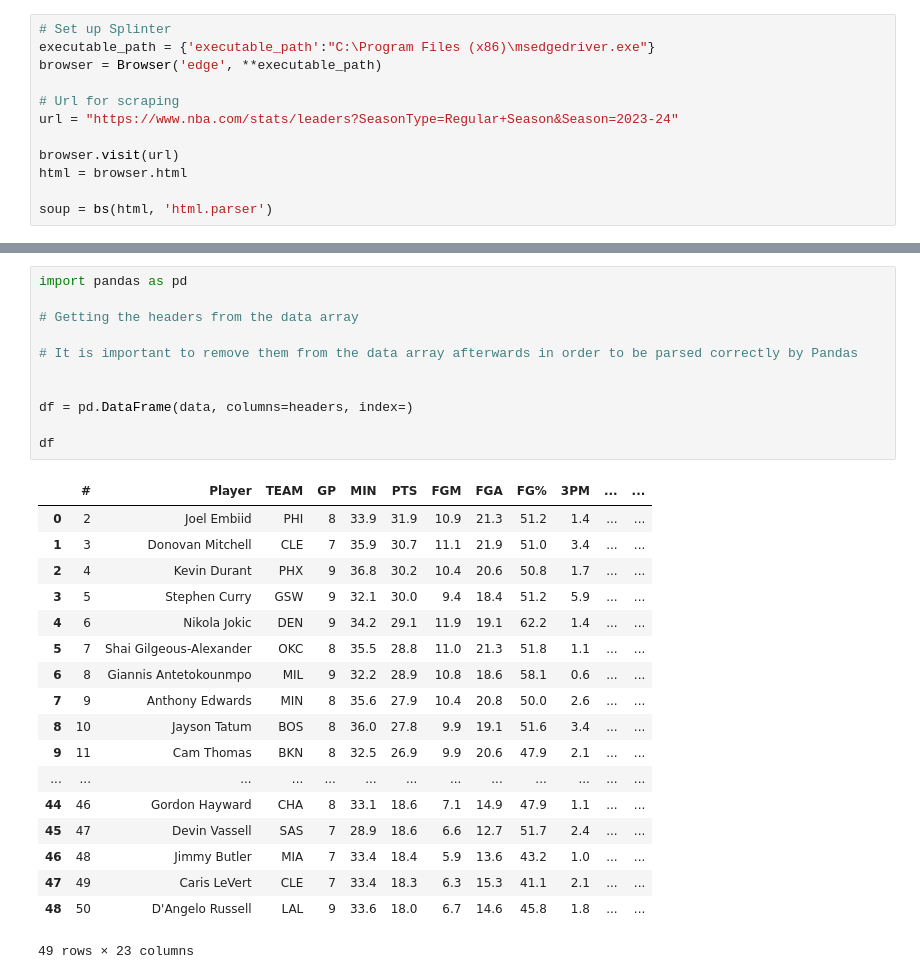
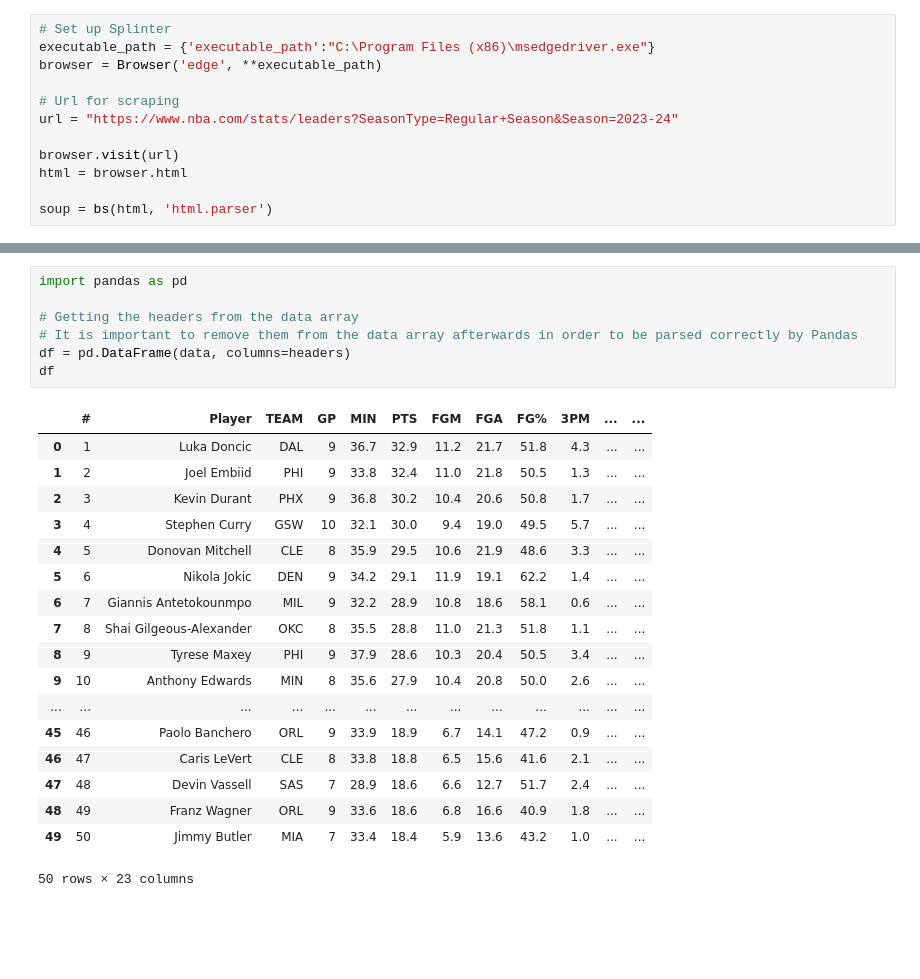
Before and after one commit to VincentGordon-Data-Analyst/nba-web-scraping-project, a Jupyter notebook: nba-scrap.ipynb, the cells around one changed output, grey strips where cells are left out. Cells and saved outputs as stored; diff of their text form; blank space fills up the shorter version.

Commit message:
Created dataframe

```diff
--- a/nba-scrap.ipynb
+++ b/nba-scrap.ipynb
@@ -77,30 +118,26 @@ headers
 # %%
 import pandas as pd
 
 # Getting the headers from the data array
-
 # It is important to remove them from the data array afterwards in order to be parsed correctly by Pandas
-
-
-df = pd.DataFrame(data, columns=headers, index=)
-
+df = pd.DataFrame(data, columns=headers)
 df
 # %% [output]
 |  | # | Player | TEAM | GP | MIN | PTS | FGM | FGA | FG% | 3PM | ... | ... |
-| 0 | 2 | Joel Embiid | PHI | 8 | 33.9 | 31.9 | 10.9 | 21.3 | 51.2 | 1.4 | ... | ... |
-| 1 | 3 | Donovan Mitchell | CLE | 7 | 35.9 | 30.7 | 11.1 | 21.9 | 51.0 | 3.4 | ... | ... |
-| 2 | 4 | Kevin Durant | PHX | 9 | 36.8 | 30.2 | 10.4 | 20.6 | 50.8 | 1.7 | ... | ... |
-| 3 | 5 | Stephen Curry | GSW | 9 | 32.1 | 30.0 | 9.4 | 18.4 | 51.2 | 5.9 | ... | ... |
-| 4 | 6 | Nikola Jokic | DEN | 9 | 34.2 | 29.1 | 11.9 | 19.1 | 62.2 | 1.4 | ... | ... |
-| 5 | 7 | Shai Gilgeous-Alexander | OKC | 8 | 35.5 | 28.8 | 11.0 | 21.3 | 51.8 | 1.1 | ... | ... |
-| 6 | 8 | Giannis Antetokounmpo | MIL | 9 | 32.2 | 28.9 | 10.8 | 18.6 | 58.1 | 0.6 | ... | ... |
-| 7 | 9 | Anthony Edwards | MIN | 8 | 35.6 | 27.9 | 10.4 | 20.8 | 50.0 | 2.6 | ... | ... |
-| 8 | 10 | Jayson Tatum | BOS | 8 | 36.0 | 27.8 | 9.9 | 19.1 | 51.6 | 3.4 | ... | ... |
-| 9 | 11 | Cam Thomas | BKN | 8 | 32.5 | 26.9 | 9.9 | 20.6 | 47.9 | 2.1 | ... | ... |
+| 0 | 1 | Luka Doncic | DAL | 9 | 36.7 | 32.9 | 11.2 | 21.7 | 51.8 | 4.3 | ... | ... |
+| 1 | 2 | Joel Embiid | PHI | 9 | 33.8 | 32.4 | 11.0 | 21.8 | 50.5 | 1.3 | ... | ... |
+| 2 | 3 | Kevin Durant | PHX | 9 | 36.8 | 30.2 | 10.4 | 20.6 | 50.8 | 1.7 | ... | ... |
+| 3 | 4 | Stephen Curry | GSW | 10 | 32.1 | 30.0 | 9.4 | 19.0 | 49.5 | 5.7 | ... | ... |
+| 4 | 5 | Donovan Mitchell | CLE | 8 | 35.9 | 29.5 | 10.6 | 21.9 | 48.6 | 3.3 | ... | ... |
+| 5 | 6 | Nikola Jokic | DEN | 9 | 34.2 | 29.1 | 11.9 | 19.1 | 62.2 | 1.4 | ... | ... |
+| 6 | 7 | Giannis Antetokounmpo | MIL | 9 | 32.2 | 28.9 | 10.8 | 18.6 | 58.1 | 0.6 | ... | ... |
+| 7 | 8 | Shai Gilgeous-Alexander | OKC | 8 | 35.5 | 28.8 | 11.0 | 21.3 | 51.8 | 1.1 | ... | ... |
+| 8 | 9 | Tyrese Maxey | PHI | 9 | 37.9 | 28.6 | 10.3 | 20.4 | 50.5 | 3.4 | ... | ... |
+| 9 | 10 | Anthony Edwards | MIN | 8 | 35.6 | 27.9 | 10.4 | 20.8 | 50.0 | 2.6 | ... | ... |
 | ... | ... | ... | ... | ... | ... | ... | ... | ... | ... | ... | ... | ... |
-| 44 | 46 | Gordon Hayward | CHA | 8 | 33.1 | 18.6 | 7.1 | 14.9 | 47.9 | 1.1 | ... | ... |
-| 45 | 47 | Devin Vassell | SAS | 7 | 28.9 | 18.6 | 6.6 | 12.7 | 51.7 | 2.4 | ... | ... |
-| 46 | 48 | Jimmy Butler | MIA | 7 | 33.4 | 18.4 | 5.9 | 13.6 | 43.2 | 1.0 | ... | ... |
-| 47 | 49 | Caris LeVert | CLE | 7 | 33.4 | 18.3 | 6.3 | 15.3 | 41.1 | 2.1 | ... | ... |
-| 48 | 50 | D'Angelo Russell | LAL | 9 | 33.6 | 18.0 | 6.7 | 14.6 | 45.8 | 1.8 | ... | ... |
+| 45 | 46 | Paolo Banchero | ORL | 9 | 33.9 | 18.9 | 6.7 | 14.1 | 47.2 | 0.9 | ... | ... |
+| 46 | 47 | Caris LeVert | CLE | 8 | 33.8 | 18.8 | 6.5 | 15.6 | 41.6 | 2.1 | ... | ... |
+| 47 | 48 | Devin Vassell | SAS | 7 | 28.9 | 18.6 | 6.6 | 12.7 | 51.7 | 2.4 | ... | ... |
+| 48 | 49 | Franz Wagner | ORL | 9 | 33.6 | 18.6 | 6.8 | 16.6 | 40.9 | 1.8 | ... | ... |
+| 49 | 50 | Jimmy Butler | MIA | 7 | 33.4 | 18.4 | 5.9 | 13.6 | 43.2 | 1.0 | ... | ... |
-49 rows × 23 columns
+50 rows × 23 columns
```
Also changed, not shown: parts of 5 cells of this notebook.
